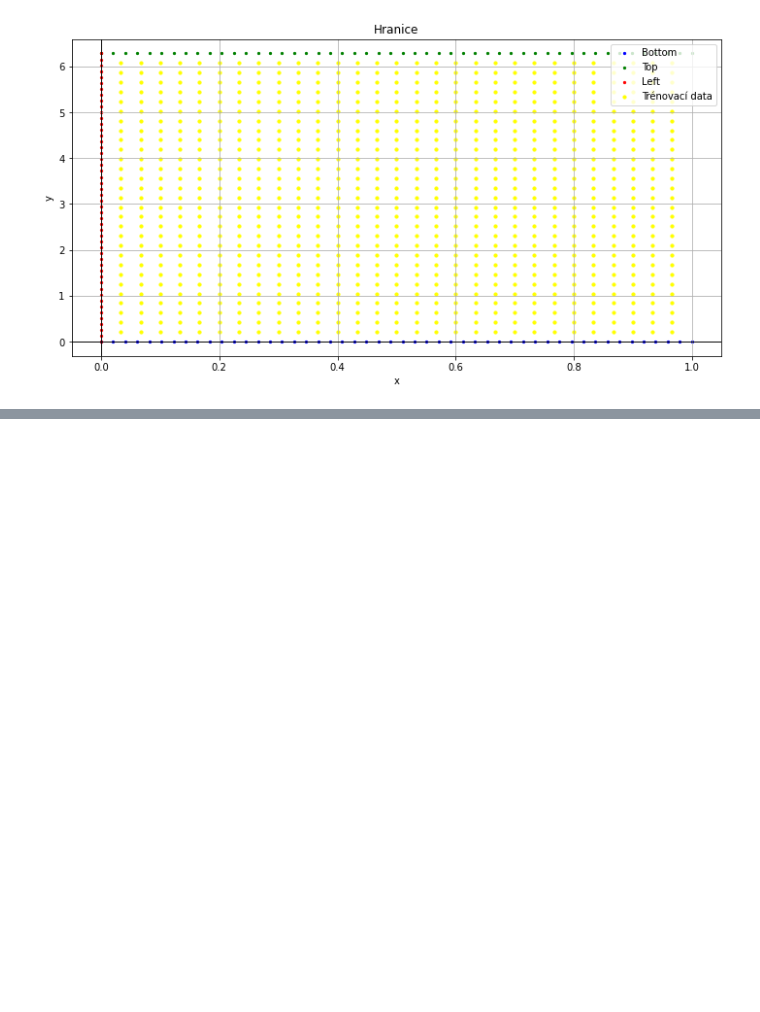
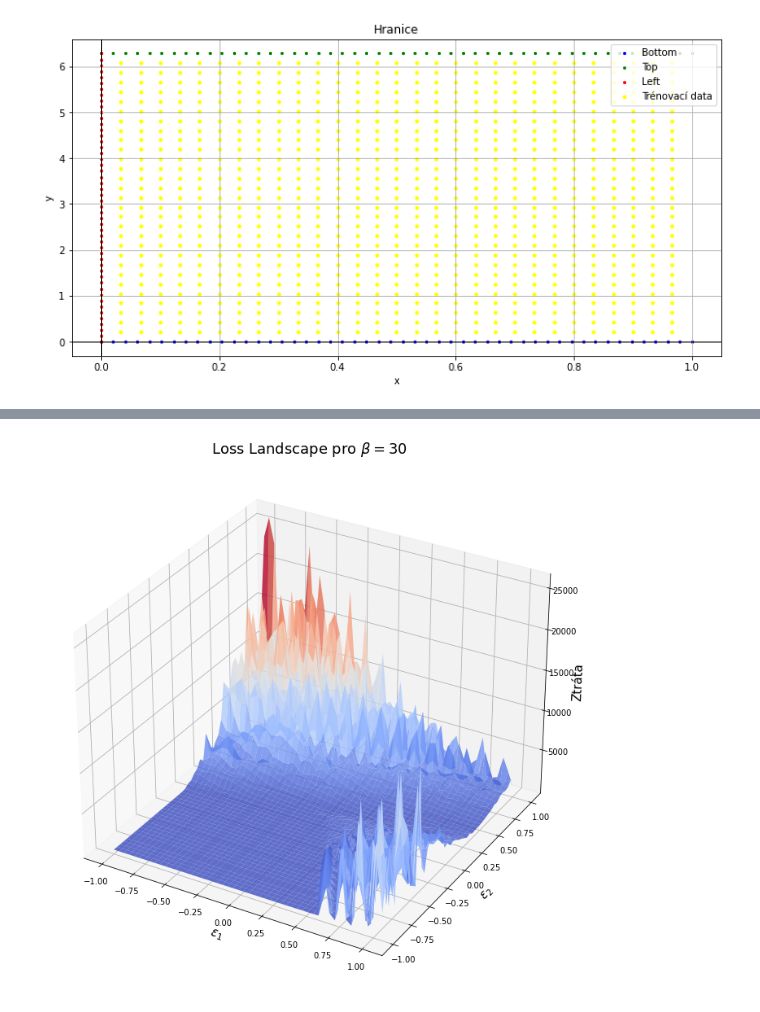
Before and after one commit to STE0493/DP-PINNs, a Jupyter notebook: 6_PUBLISH_1D_convection.ipynb, the cells around one changed output, grey strips where cells are left out. Drawn from its saved outputs; the diff is of its cells as text; code cells hidden in the pictures; blank space fills up the shorter version.

Commit message:
přidání loss landscape

```diff
--- a/6_PUBLISH_1D_convection.ipynb
+++ b/6_PUBLISH_1D_convection.ipynb
@@ -506,0 +473,96 @@ plot_loss_landscape(model, t_train, x_train, t_bottom, x_bottom, t_top, x_top, t
+# %%
+# Krok 7: Vykreslení loss landscape
+def compute_hessian(model, t_train, x_train, t_bottom, x_bottom, t_top, x_top, t_left, x_left, loss_fn):
+    # Výpočet Hessovy matice modelu vzhledem ke ztrátě
+    params = list(model.parameters())
+    num_params = sum(param.numel() for param in params)
+    hessian = torch.zeros(num_params, num_params)  # Alokace matice
+
+    # Výpočet ztráty a gradientu
+    loss = loss_fn(model, t_train, x_train, t_bottom, x_bottom, t_top, x_top, t_left, x_left)
+    grads = torch.autograd.grad(loss, params, create_graph=True)
+
+    # Převedení do jednoho vektoru
+    grads_flat = torch.cat([g.contiguous().view(-1) for g in grads])
+
+    # Výpočet derivací 2 rádu
+    for i, grad in enumerate(grads_flat):
+        row_grads = torch.autograd.grad(grad, params, retain_graph=True, allow_unused=True)
+        row_grads_flat = torch.cat([(g.contiguous().view(-1) if g is not None else torch.zeros_like(p).view(-1))for g, p in zip(row_grads, params)])
+        hessian[i, :] = row_grads_flat
+
+    return hessian
+
+def plot_loss_landscape(model, t_train, x_train, t_bottom, x_bottom, t_top, x_top, t_left, x_left, perturb_scale=0.1, num_points=50):
+    # Uložení původních parametrů
+    original_params = [param.clone() for param in model.parameters()]
+
+    # Výpočet Hessiánu
+    loss_fn = compute_loss  # Ztrátová funkce
+    hessian = compute_hessian(model, t_train, x_train, t_bottom, x_bottom, t_top, x_top, t_left, x_left, loss_fn)
+
+    # Úprava Hessiánu pro výpočet vlastních čísel
+    hessian_flat = hessian.cpu().detach().numpy()
+
+    # Výpočet vlastních čísel a vektorů
+    eigenvalues, eigenvectors = np.linalg.eigh(hessian_flat)
+
+    # První dominantní dva vlastní vektory a čísla
+    dominant_eigenvectors = eigenvectors[:, -2:]  # Poslední dva vektory
+
+    # Normalizace vlastních vektorů
+    perturb_eigenvector_1 = torch.tensor(dominant_eigenvectors[:, 0] / np.linalg.norm(dominant_eigenvectors[:, 0]), dtype=original_params[0].dtype, device=original_params[0].device)
+    perturb_eigenvector_2 = torch.tensor(dominant_eigenvectors[:, 1] / np.linalg.norm(dominant_eigenvectors[:, 1]), dtype=original_params[0].dtype, device=original_params[0].device)
+
+    # Mřížka perturbací
+    epsilon_1 = np.linspace(-perturb_scale, perturb_scale, num_points)
+    epsilon_2 = np.linspace(-perturb_scale, perturb_scale, num_points)
+    epsilon_1, epsilon_2 = np.meshgrid(epsilon_1, epsilon_2)
+
+    # Pro uložení ztrát
+    losses = np.zeros_like(epsilon_1)
+
+    # Výpočet ztráty pro každou kombinaci (epsilon_1, epsilon_2)
+    for i in range(num_points):
+        for j in range(num_points):
+            # Perturbace parametrů ve směru vlastních vektorů
+            with torch.no_grad():
+                start_idx = 0
+                for k, param in enumerate(model.parameters()):
+                    # Výpočet počtu prvků v daném parametru
+                    num_elements = param.numel()
+
+                    # Extrakce podstatné části vektoru
+                    perturbation = (epsilon_1[i, j] * perturb_eigenvector_1[start_idx:start_idx + num_elements] + epsilon_2[i, j] * perturb_eigenvector_2[start_idx:start_idx + num_elements])
+
+                    # Upravení tvaru perturbace
+                    perturbation = perturbation.view(param.size())
+
+                    # Přidání perturbace
+                    param.add_(perturbation)
+
+                    # Update startovacího indexu
+                    start_idx += num_elements
+
+            # Výpočet ztráty
+            losses[i, j] = compute_loss(model, t_train, x_train, t_bottom, x_bottom, t_top, x_top, t_left, x_left).item()
+
+            # Reset parametrů na původní
+            with torch.no_grad():
+                for k, param in enumerate(model.parameters()):
+                    param.copy_(original_params[k])
+
+
+    # Vykreslení loss landscape
+    fig = plt.figure(figsize=(12, 12))
+    ax = fig.add_subplot(111, projection='3d')
+    ax.plot_surface(epsilon_1, epsilon_2, losses, cmap='coolwarm', edgecolor='none', alpha=0.8)
+    ax.set_xlabel(r'$\epsilon_1$', fontsize=15)
+    ax.set_ylabel(r'$\epsilon_2$', fontsize=15)
+    ax.set_zlabel('Ztráta', fontsize=15)
+    plt.title(rf'Loss Landscape pro $\beta = {BETA}$', fontsize=18)
+    plt.show()
+
+plot_loss_landscape(model, t_train, x_train, t_bottom, x_bottom, t_top, x_top, t_left, x_left, 1, 50)
+# %% [output]
+[figure, added]
```
Also changed, not shown: parts of 13 cells of this notebook.
